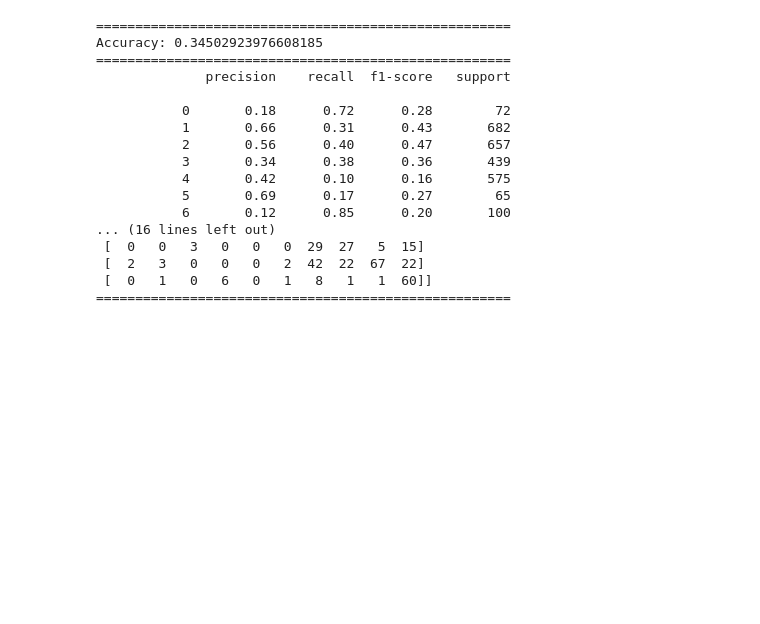
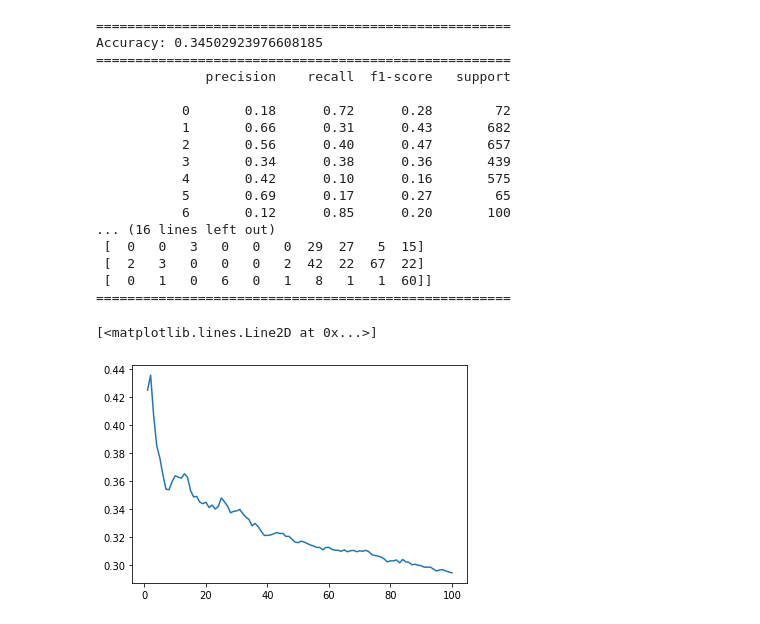
Before and after one commit to Andrepav1/F21DL_group6_CW1, a Jupyter notebook: task4_task5_attribute_selection.ipynb, the cells around one changed output. Cells and saved outputs as stored; diff of their text form; code cells hidden in the pictures; blank space fills up the shorter version.

```diff
--- a/task4_task5_attribute_selection.ipynb
+++ b/task4_task5_attribute_selection.ipynb
@@ -100,12 +105,3 @@ features_corr = features_and_classes.corr()
-# %%
-#splitting the correlation results for each class label and making all values absolute
-labels_feature_selection = []
-for i in range(10):
-    labels_feature_selection.append(abs(features_corr["class_"+str(i)]))
-
-    #dropping all the classes columns from collerations
-    for j in range(10):
-        labels_feature_selection[i].drop(['class_'+str(j)],inplace=True)
 # %%
 # Task 4: Improvement in classification, based on feature selection
 
@@ -128,10 +122,11 @@ def display_prediction(expected, predicted):
     print(confusion_matrix(expected, predicted))
     print("=====================================================")
 # %%
-def run_naive_bayes(X,Y):
+# returns expected and predicted result if display if False
+def run_naive_bayes(X,Y,randomize=True, display=True):
 
     # Splitting dataset into training set and test set, 70/30 training/test, seed = 10
-    X_train, X_test, Y_train, Y_test = train_test_split(X, Y, test_size=0.3,random_state=10)
+    X_train, X_test, Y_train, Y_test = train_test_split(X, Y, test_size=0.3, random_state=10, shuffle=randomize)
 
     # training model using naive bayes
     model = GaussianNB()
@@ -140,7 +135,10 @@ def run_naive_bayes(X,Y):
     # testing the model, getting prediction
     prediction = model.predict(X_test)
 
-    display_prediction(Y_test,prediction)
+    if display:
+        display_prediction(Y_test,prediction)
+    else:
+        return [Y_test,prediction]
 # %%
 # top 5 pixel per class (around 50 pixels)
 top_5_features = features[get_top_pixels(5)].copy()
@@ -210,3 +208,15 @@ Accuracy: 0.34502923976608185
  [  2   3   0   0   0   2  42  22  67  22]
  [  0   1   0   6   0   1   8   1   1  60]]
 =====================================================
+# %%
+accuracies = []
+for i in range(100):
+    top_features = []
+    top_features = features[get_top_pixels(i+1)].copy()
+    [expected,predicted] = run_naive_bayes(top_features, all_labels.values.ravel(), True, False)
+    accuracies.append(accuracy_score(expected, predicted))
+# %%
+plt.plot(range(1,101), accuracies, label = "accuracies")
+# %% [output]
+[<matplotlib.lines.Line2D at 0x...>]
+[figure, added]
```
Also changed, not shown: parts of 15 cells of this notebook, 4 other files.
